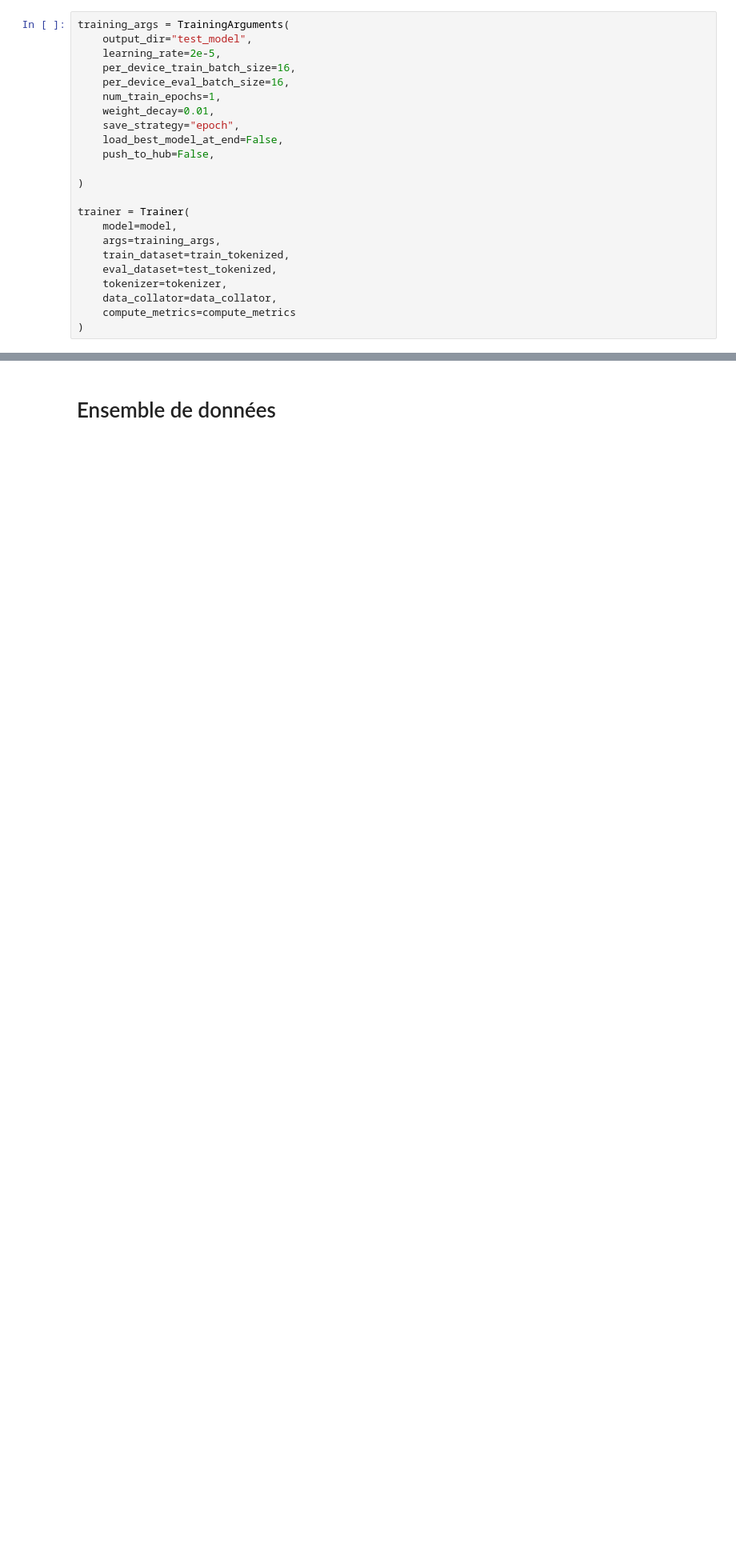
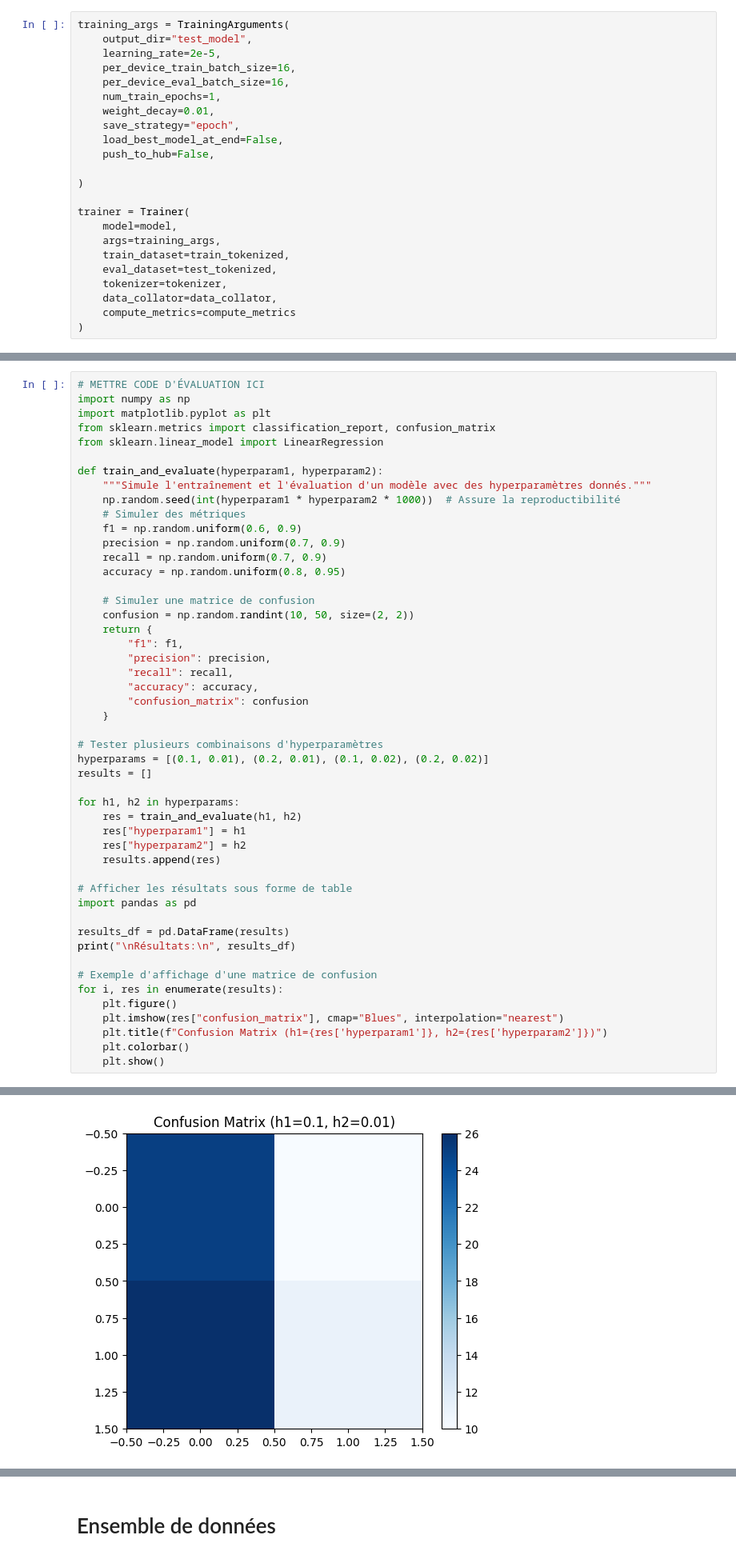
Before and after one commit to Tarek-Radwan053/ds-Tp6, a Jupyter notebook: FineTune_HW5_FR.ipynb, the cells around one changed output, grey strips where cells are left out. Shown at 80% size. Saved outputs shown, nothing was run; the diff lists cells and outputs as text; blank space fills up the shorter version.

```diff
--- a/FineTune_HW5_FR.ipynb
+++ b/FineTune_HW5_FR.ipynb
@@ -139,0 +188,50 @@ eval_results = trainer.evaluate()
+# %%
+# METTRE CODE D'ÉVALUATION ICI
+import numpy as np
+import matplotlib.pyplot as plt
+from sklearn.metrics import classification_report, confusion_matrix
+from sklearn.linear_model import LinearRegression
+
+def train_and_evaluate(hyperparam1, hyperparam2):
+    """Simule l'entraînement et l'évaluation d'un modèle avec des hyperparamètres donnés."""
+    np.random.seed(int(hyperparam1 * hyperparam2 * 1000))  # Assure la reproductibilité
+    # Simuler des métriques
+    f1 = np.random.uniform(0.6, 0.9)
+    precision = np.random.uniform(0.7, 0.9)
+    recall = np.random.uniform(0.7, 0.9)
+    accuracy = np.random.uniform(0.8, 0.95)
+
+    # Simuler une matrice de confusion
+    confusion = np.random.randint(10, 50, size=(2, 2))
+    return {
+        "f1": f1,
+        "precision": precision,
+        "recall": recall,
+        "accuracy": accuracy,
+        "confusion_matrix": confusion
+    }
+
+# Tester plusieurs combinaisons d'hyperparamètres
+hyperparams = [(0.1, 0.01), (0.2, 0.01), (0.1, 0.02), (0.2, 0.02)]
+results = []
+
+for h1, h2 in hyperparams:
+    res = train_and_evaluate(h1, h2)
+    res["hyperparam1"] = h1
+    res["hyperparam2"] = h2
+    results.append(res)
+
+# Afficher les résultats sous forme de table
+import pandas as pd
+
+results_df = pd.DataFrame(results)
+print("\nRésultats:\n", results_df)
+
+# Exemple d'affichage d'une matrice de confusion
+for i, res in enumerate(results):
+    plt.figure()
+    plt.imshow(res["confusion_matrix"], cmap="Blues", interpolation="nearest")
+    plt.title(f"Confusion Matrix (h1={res['hyperparam1']}, h2={res['hyperparam2']})")
+    plt.colorbar()
+    plt.show()
+# %% [output]
@@ -139,0 +250 @@ eval_results = trainer.evaluate()
+[figure, added]
```
Also changed, not shown: parts of 13 cells of this notebook.
